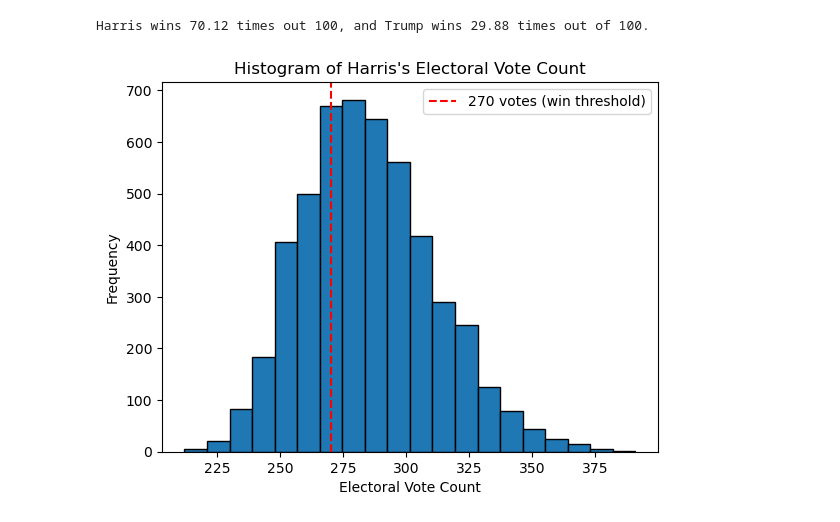
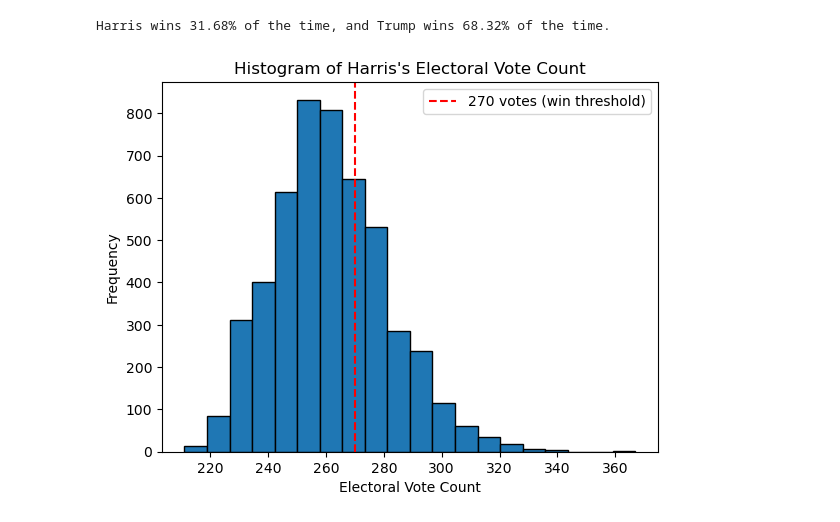
Before and after one commit to marywu-12/US_Elections_2024, a Jupyter notebook: jim_albert_simulation.ipynb, the cells around one changed output. Drawn from its saved outputs; the diff is of its cells as text; code cells hidden in the pictures.

```diff
--- a/jim_albert_simulation.ipynb
+++ b/jim_albert_simulation.ipynb
@@ -10,9 +34,9 @@ electoral_vote_counts = {
     'Colorado': 10, 'Connecticut': 7, 'Delaware': 3, 'District of Columbia': 3,
     'Florida': 30, 'Georgia': 16, 'Hawaii': 4, 'Idaho': 4, 'Illinois': 19,
     'Indiana': 11, 'Iowa': 6, 'Kansas': 6, 'Kentucky': 8, 'Louisiana': 8,
-    'Maine': 4, 'Maine Cd 1': 1, 'Maine Cd 2': 1, 'Maryland': 10, 'Massachusetts': 11,
+    'Maine': 4, 'Maine CD-1': 1, 'Maine CD-2': 1, 'Maryland': 10, 'Massachusetts': 11,
     'Michigan': 15, 'Minnesota': 10, 'Mississippi': 6, 'Missouri': 10,
-    'Montana': 4, 'Nebraska': 5, 'Nebraska Cd 1': 1, 'Nebraska Cd 2': 1, 'Nebraska Cd 3': 1,
+    'Montana': 4, 'Nebraska': 5, 'Nebraska CD-1': 1, 'Nebraska CD-2': 1, 'Nebraska CD-3': 1,
     'Nevada': 6, 'New Hampshire': 4, 'New Jersey': 14, 'New Mexico': 5, 'New York': 28,
     'North Carolina': 16, 'North Dakota': 3, 'Ohio': 17, 'Oklahoma': 7, 'Oregon': 8,
     'Pennsylvania': 19, 'Rhode Island': 4, 'South Carolina': 9, 'South Dakota': 3,
@@ -68,16 +74,0 @@ def aggregate_districts(state_name, districts, data, ev_counts, n_draws=5000):
-# %%
-electoral_vote_counts.update({
-    'Maine': 2,
-    'Maine CD-1': 1,
-    'Maine CD-2': 1,
-    'Nebraska': 2,
-    'Nebraska CD-1': 1,
-    'Nebraska CD-2': 1,
-    'Nebraska CD-3': 1
-})
-
-maine_aggregated = aggregate_districts('Maine', ['Maine', 'Maine CD-1', 'Maine CD-2'], data, electoral_vote_counts)
-nebraska_aggregated = aggregate_districts('Nebraska', ['Nebraska', 'Nebraska CD-1', 'Nebraska CD-2', 'Nebraska CD-3'], data, electoral_vote_counts)
-
-aggregated_results_df = pd.DataFrame([maine_aggregated, nebraska_aggregated])
-aggregated_results_df
@@ -114,0 +75,15 @@ print(win_probabilities)
+# %%
+# Add missing probabilities for states without polling data
+missing_probabilities = {
+    'Alabama': 0.00,
+    'District of Columbia': 1.00,
+    'Hawaii': 1.00,
+    'Idaho': 0.00,
+    'Kentucky': 0.00,
+    'Louisiana': 0.00,
+    'Mississippi': 0.00,
+    'Wyoming': 0.00
+}
+win_probabilities.update(missing_probabilities)
+win_probabilities = dict(sorted(win_probabilities.items()))
+print(win_probabilities)
@@ -151,32 +129,33 @@ display(summary_table_final)
 # %%
+np.random.seed(42)
+
 # Simulate the election
 n_simulations = 5000
 harris_electoral_counts = np.zeros(n_simulations)
 
 for i in range(n_simulations):
     harris_total = 0
     for state, prob_harris_wins in win_probabilities.items():
         # Simulate a biased coin flip
         if np.random.rand() < prob_harris_wins:
             harris_total += electoral_vote_counts.get(state, 0)
     harris_electoral_counts[i] = harris_total
 
 harris_wins_count = np.sum(harris_electoral_counts >= 270)
 trump_wins_count = n_simulations - harris_wins_count
+harris_win_percentage = (harris_wins_count / n_simulations) * 100
+trump_win_percentage = (trump_wins_count / n_simulations) * 100
 
-harris_win = (harris_wins_count / n_simulations) * 100
-trump_win = (trump_wins_count / n_simulations) * 100
-
-print(f"Harris wins {harris_win:.2f} times out 100, and Trump wins {trump_win:.2f} times out of 100.")
+print(f"Harris wins {harris_win_percentage:.2f}% of the time, and Trump wins {trump_win_percentage:.2f}% of the time.")
 
 # Plotting
 plt.hist(harris_electoral_counts, bins=20, edgecolor='black')
 plt.title("Histogram of Harris's Electoral Vote Count")
 plt.xlabel("Electoral Vote Count")
 plt.ylabel("Frequency")
 plt.axvline(x=270, color='red', linestyle='--', label='270 votes (win threshold)')
 plt.legend()
 plt.show()
 # %% [output]
-Harris wins 70.12 times out 100, and Trump wins 29.88 times out of 100.
+Harris wins 31.68% of the time, and Trump wins 68.32% of the time.
-[figure, old version]
+[figure, new version]
```
Also changed, not shown: parts of 13 cells of this notebook, 1 other file.
